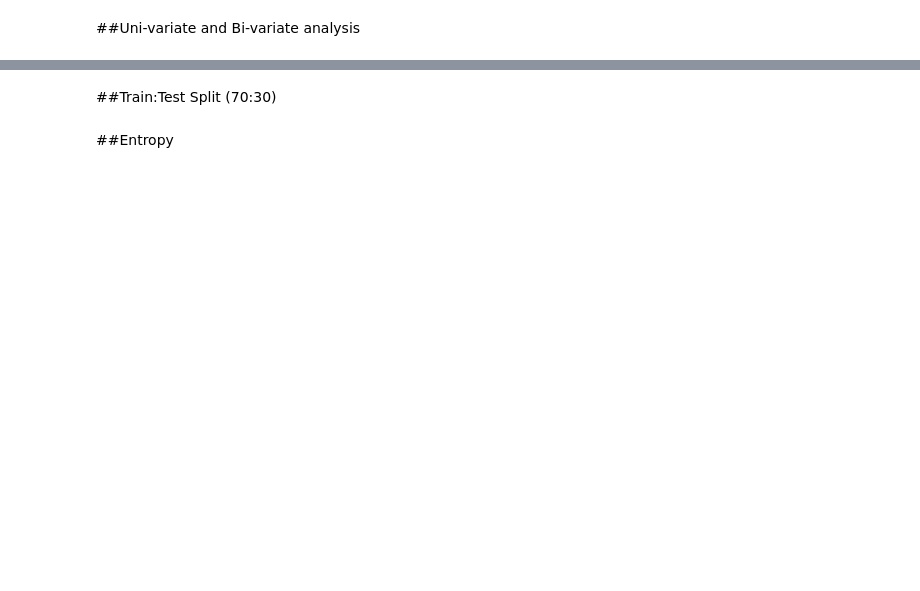
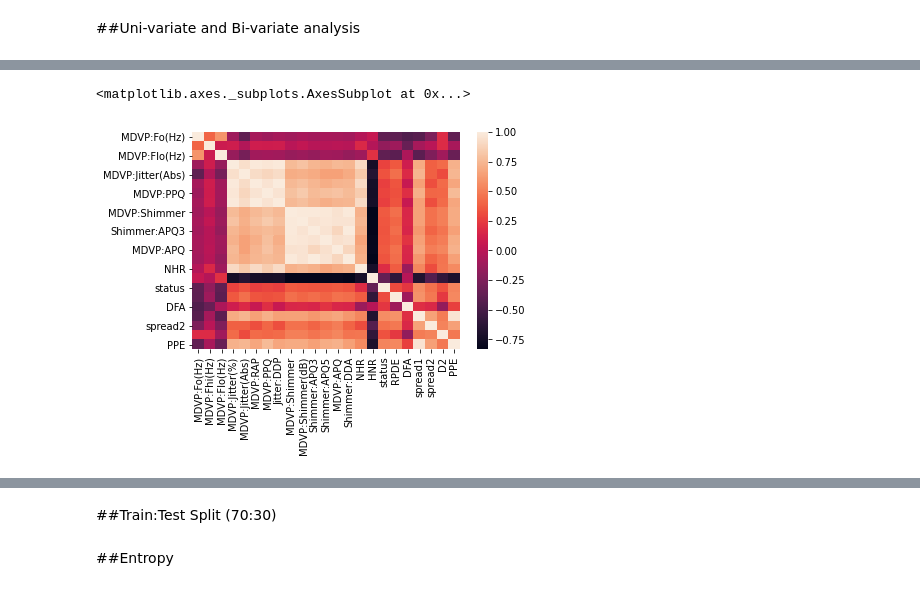
Before and after one commit to GreatLearningAIML1/bangalore-aug19-batch-knightriderX, a Jupyter notebook: Residency4/EnsembleTechinques/EnsembleTechniques_Residency4_Project1_KG.ipynb, the cells around one changed output, grey strips where cells are left out. Cells and saved outputs as stored; diff of their text form; code cells hidden in the pictures; blank space fills up the shorter version.

```diff
--- a/Residency4/EnsembleTechinques/EnsembleTechniques_Residency4_Project1_KG.ipynb
+++ b/Residency4/EnsembleTechinques/EnsembleTechniques_Residency4_Project1_KG.ipynb
@@ -25,2 +38,5 @@ The data consists of those diagnosed with Parkinson Disease and those who do not
 # %% [markdown]
 ##Load the data set
+# %%
+data_raw = pd.read_csv('https://raw.githubusercontent.com/GreatLearningAIML1/bangalore-aug19-batch-knightriderX/master/Residency4/EnsembleTechinques/DataSets/parkinsons.data?token=ABRYHI3ZZKBWFHS2L6NARBS6PM4RI')
+data_raw.head()
@@ -28,0 +76,2 @@ The data consists of those diagnosed with Parkinson Disease and those who do not
+# %%
+data_raw.drop("name",axis=1,inplace=True)
@@ -30,0 +234,5 @@ The data consists of those diagnosed with Parkinson Disease and those who do not
+# %%
+sns.heatmap(data_raw.corr())
+# %% [output]
+<matplotlib.axes._subplots.AxesSubplot at 0x...>
+[figure, added]
```
Also changed, not shown: parts of 25 cells of this notebook.
